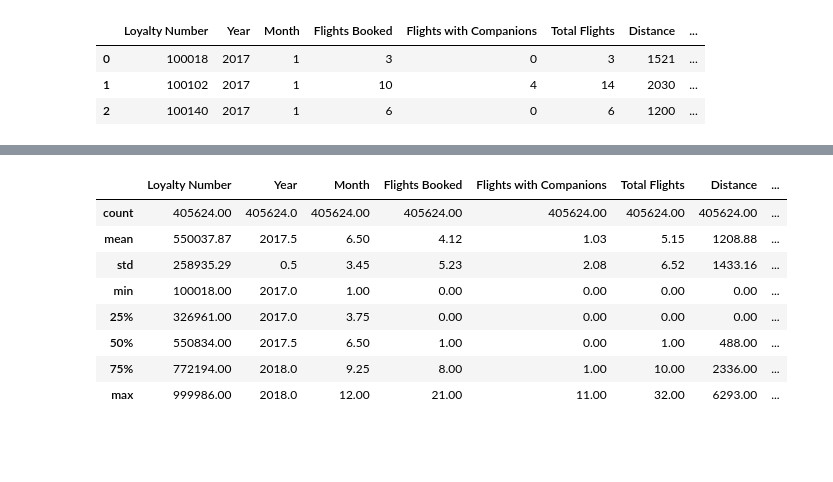
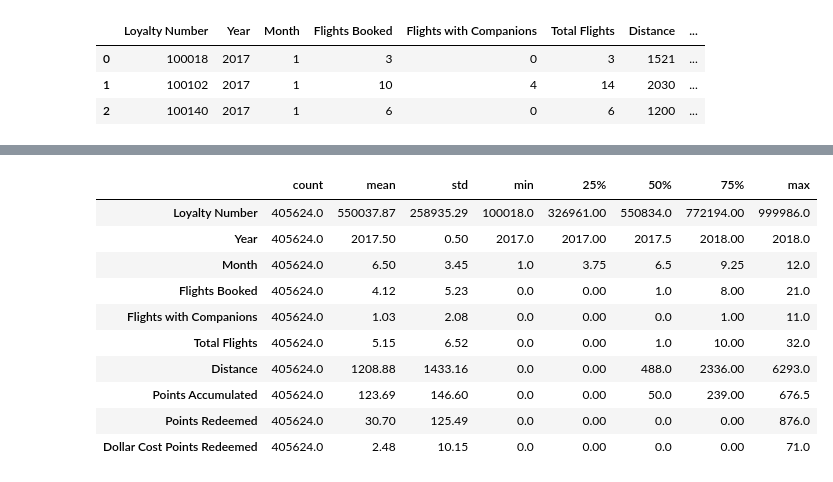
Before and after one commit to Adalab/bda-modulo-3-evaluacion-final-nerearial, a Jupyter notebook: bda-modulo-3-evaluacion-final-nerearial.ipynb, the cells around one changed output, grey strips where cells are left out. Cells and saved outputs as stored; diff of their text form; code cells hidden in the pictures; blank space fills up the shorter version.

```diff
--- a/bda-modulo-3-evaluacion-final-nerearial.ipynb
+++ b/bda-modulo-3-evaluacion-final-nerearial.ipynb
@@ -75,14 +97,16 @@ memory usage: 30.9 MB
 # %%
 # Con '.describe' sacamos los estadísticos principales:
-redondeado = round(flight.describe(),2)
-redondeado
+round(flight.describe(),2).T
+# utilizamos el traspose para que lo podamos visualizarlo mejor
 # %% [output]
-|  | Loyalty Number | Year | Month | Flights Booked | Flights with Companions | Total Flights | Distance | ... |
-| count | 405624.00 | 405624.0 | 405624.00 | 405624.00 | 405624.00 | 405624.00 | 405624.00 | ... |
-| mean | 550037.87 | 2017.5 | 6.50 | 4.12 | 1.03 | 5.15 | 1208.88 | ... |
-| std | 258935.29 | 0.5 | 3.45 | 5.23 | 2.08 | 6.52 | 1433.16 | ... |
-| min | 100018.00 | 2017.0 | 1.00 | 0.00 | 0.00 | 0.00 | 0.00 | ... |
-| 25% | 326961.00 | 2017.0 | 3.75 | 0.00 | 0.00 | 0.00 | 0.00 | ... |
-| 50% | 550834.00 | 2017.5 | 6.50 | 1.00 | 0.00 | 1.00 | 488.00 | ... |
-| 75% | 772194.00 | 2018.0 | 9.25 | 8.00 | 1.00 | 10.00 | 2336.00 | ... |
-| max | 999986.00 | 2018.0 | 12.00 | 21.00 | 11.00 | 32.00 | 6293.00 | ... |
+|  | count | mean | std | min | 25% | 50% | 75% | max |
+| Loyalty Number | 405624.0 | 550037.87 | 258935.29 | 100018.0 | 326961.00 | 550834.0 | 772194.00 | 999986.0 |
+| Year | 405624.0 | 2017.50 | 0.50 | 2017.0 | 2017.00 | 2017.5 | 2018.00 | 2018.0 |
+| Month | 405624.0 | 6.50 | 3.45 | 1.0 | 3.75 | 6.5 | 9.25 | 12.0 |
+| Flights Booked | 405624.0 | 4.12 | 5.23 | 0.0 | 0.00 | 1.0 | 8.00 | 21.0 |
+| Flights with Companions | 405624.0 | 1.03 | 2.08 | 0.0 | 0.00 | 0.0 | 1.00 | 11.0 |
+| Total Flights | 405624.0 | 5.15 | 6.52 | 0.0 | 0.00 | 1.0 | 10.00 | 32.0 |
+| Distance | 405624.0 | 1208.88 | 1433.16 | 0.0 | 0.00 | 488.0 | 2336.00 | 6293.0 |
+| Points Accumulated | 405624.0 | 123.69 | 146.60 | 0.0 | 0.00 | 50.0 | 239.00 | 676.5 |
+| Points Redeemed | 405624.0 | 30.70 | 125.49 | 0.0 | 0.00 | 0.0 | 0.00 | 876.0 |
+| Dollar Cost Points Redeemed | 405624.0 | 2.48 | 10.15 | 0.0 | 0.00 | 0.0 | 0.00 | 71.0 |
```
Also changed, not shown: parts of 40 cells of this notebook.
